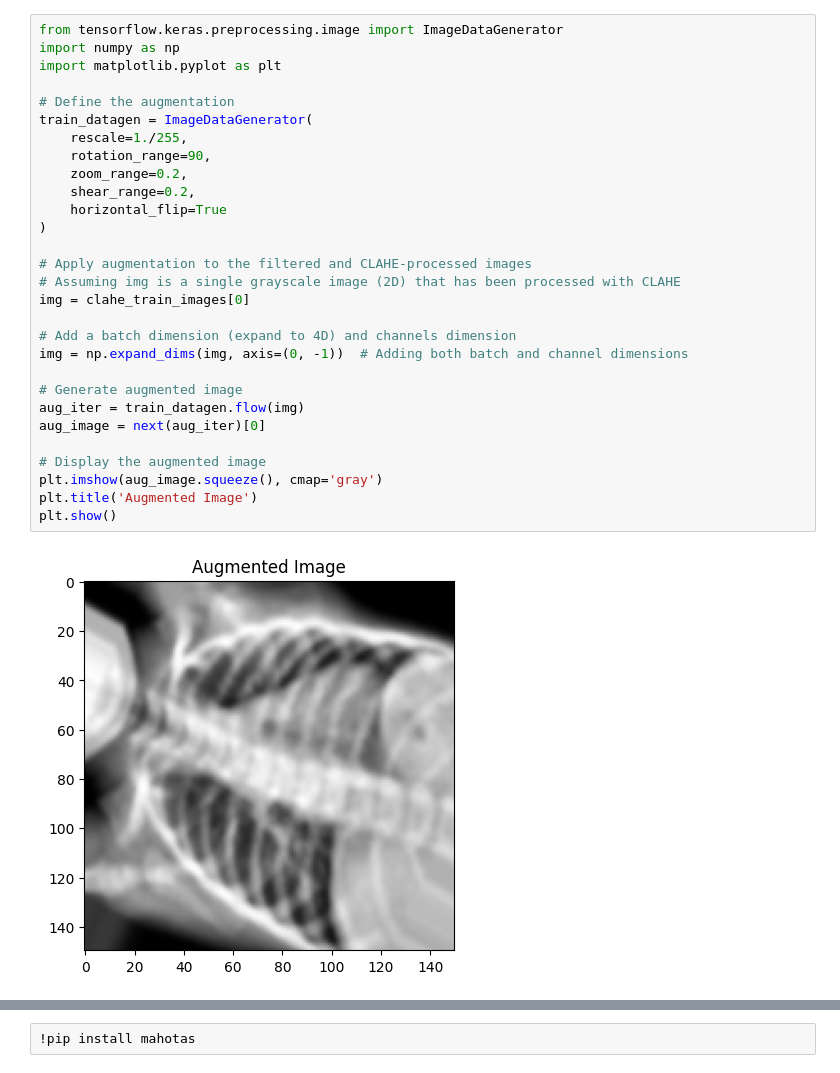
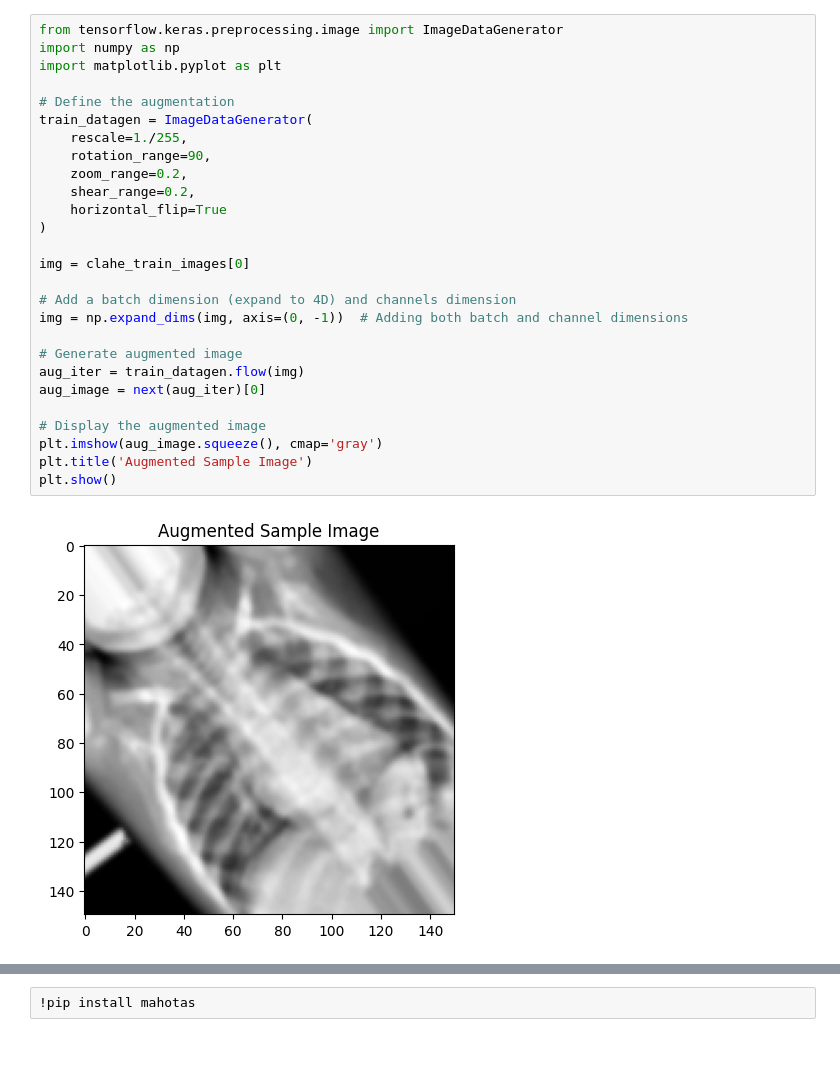
Before and after one commit to VedantKCSE/streamlit, a Jupyter notebook: PneumoniaDetection.ipynb, the cells around one changed output, grey strips where cells are left out. Drawn from its saved outputs; the diff is of its cells as text.

```diff
--- a/PneumoniaDetection.ipynb
+++ b/PneumoniaDetection.ipynb
@@ -195,34 +194,32 @@ plt.show()
 # %%
 from tensorflow.keras.preprocessing.image import ImageDataGenerator
 import numpy as np
 import matplotlib.pyplot as plt
 
 # Define the augmentation
 train_datagen = ImageDataGenerator(
     rescale=1./255,
     rotation_range=90,
     zoom_range=0.2,
     shear_range=0.2,
     horizontal_flip=True
 )
 
-# Apply augmentation to the filtered and CLAHE-processed images
-# Assuming img is a single grayscale image (2D) that has been processed with CLAHE
 img = clahe_train_images[0]
 
 # Add a batch dimension (expand to 4D) and channels dimension
 img = np.expand_dims(img, axis=(0, -1))  # Adding both batch and channel dimensions
 
 # Generate augmented image
 aug_iter = train_datagen.flow(img)
 aug_image = next(aug_iter)[0]
 
 # Display the augmented image
 plt.imshow(aug_image.squeeze(), cmap='gray')
-plt.title('Augmented Image')
+plt.title('Augmented Sample Image')
 plt.show()
 # %% [output]
-[figure, old version]
+[figure, new version]
 # %%
 import matplotlib.pyplot as plt
 import numpy as np
```
Also changed, not shown: parts of 23 cells of this notebook, 3 other files.
